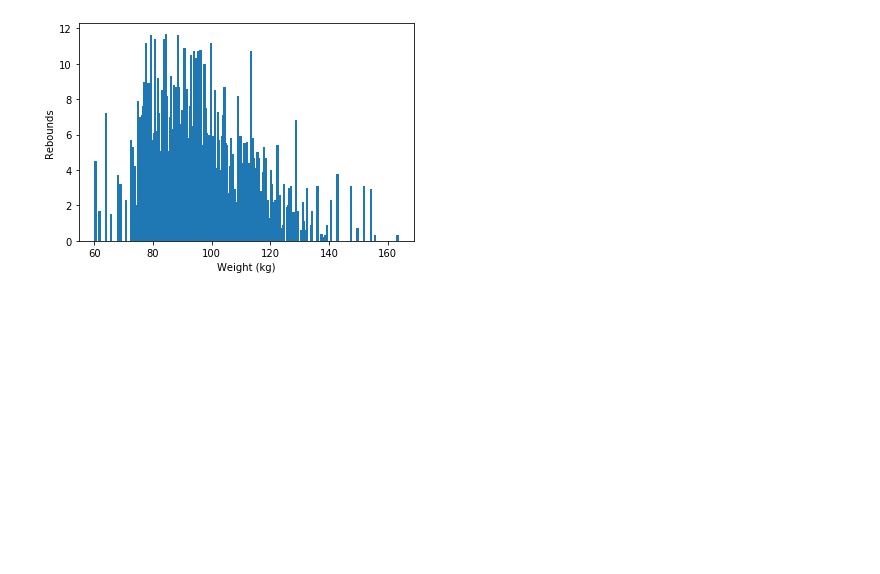
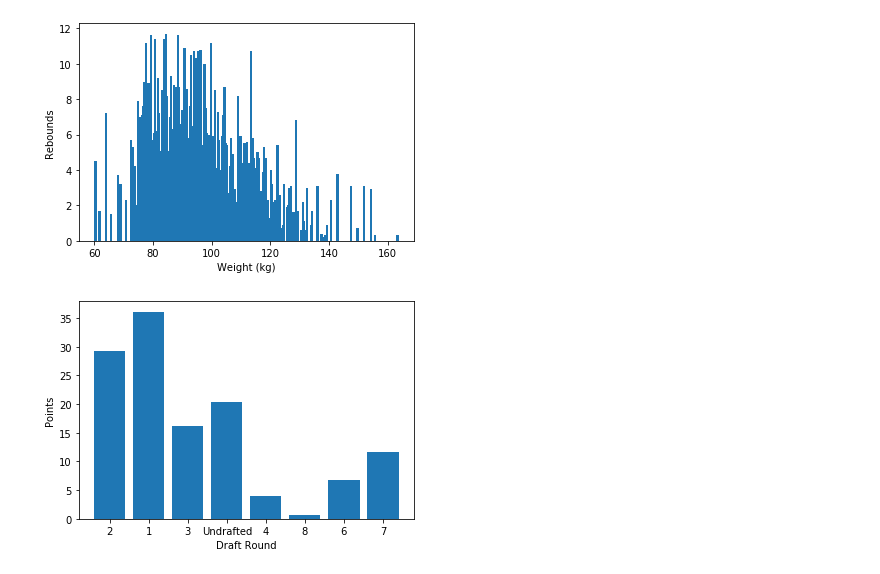
Before and after one commit to ryanpaik/Springboard, a Jupyter notebook: Quick NBA EDA.ipynb, the cells around one changed output. Cells and saved outputs as stored; diff of their text form; code cells hidden in the pictures; blank space fills up the shorter version.

```diff
--- a/Quick NBA EDA.ipynb
+++ b/Quick NBA EDA.ipynb
@@ -134,3 +134,10 @@ plt.ylabel('Rebounds')
 plt.show()
 # %% [output]
 [figure]
+# %%
+plt.bar(nba['draft_round'], nba['pts'])
+plt.xlabel('Draft Round')
+plt.ylabel('Points')
+plt.show()
+# %% [output]
+[figure, added]
```
